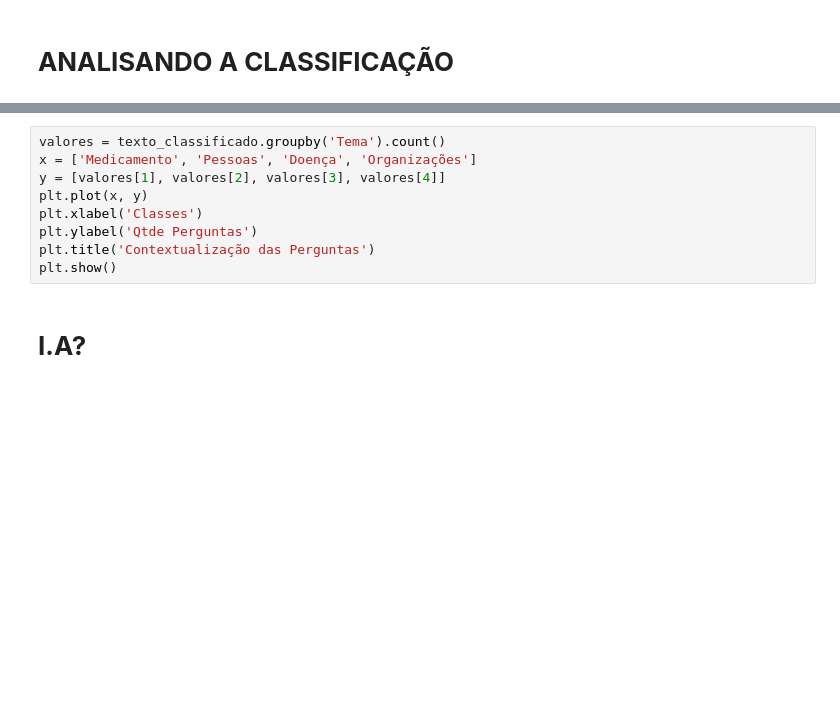
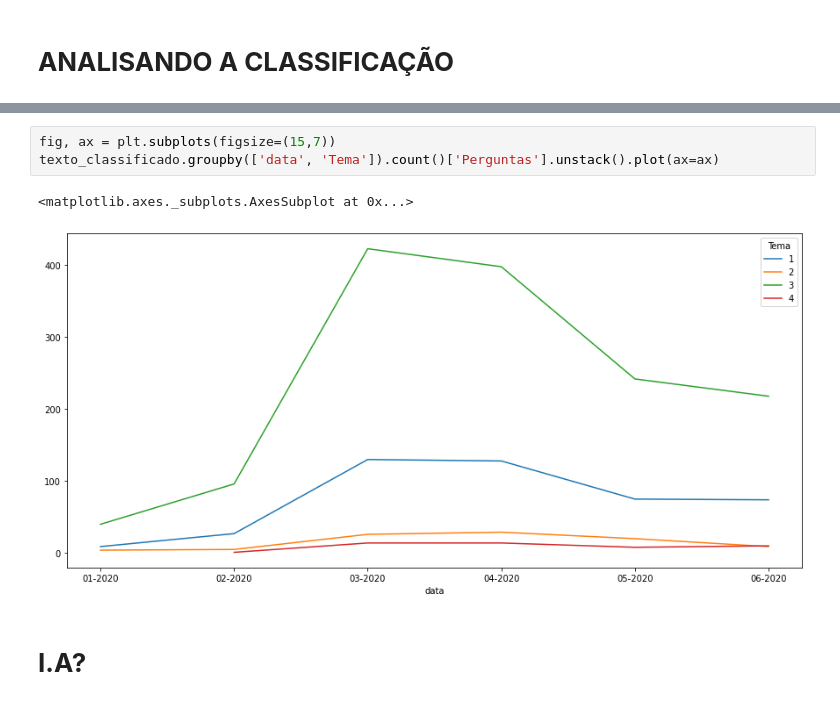
Before and after one commit to pauloigorms/covid-twitter-pecd, a Jupyter notebook: Programacao_Ciencia_Dados.ipynb, the cells around one changed output, grey strips where cells are left out. Saved outputs shown, nothing was run; the diff lists cells and outputs as text; blank space fills up the shorter version.

```diff
--- a/Programacao_Ciencia_Dados.ipynb
+++ b/Programacao_Ciencia_Dados.ipynb
@@ -404,12 +383,9 @@ plt.show()
-# %%
-valores = texto_classificado.groupby('Tema').count()
-x = ['Medicamento', 'Pessoas', 'Doença', 'Organizações']
-y = [valores[1], valores[2], valores[3], valores[4]]
-plt.plot(x, y)
-plt.xlabel('Classes')
-plt.ylabel('Qtde Perguntas')
-plt.title('Contextualização das Perguntas')
-plt.show()
+# %%
+fig, ax = plt.subplots(figsize=(15,7))
+texto_classificado.groupby(['data', 'Tema']).count()['Perguntas'].unstack().plot(ax=ax)
+# %% [output]
+<matplotlib.axes._subplots.AxesSubplot at 0x...>
+[figure, added]
 # %% [markdown]
 # **I.A?**
 # %%
```
Also changed, not shown: parts of 13 cells of this notebook.
